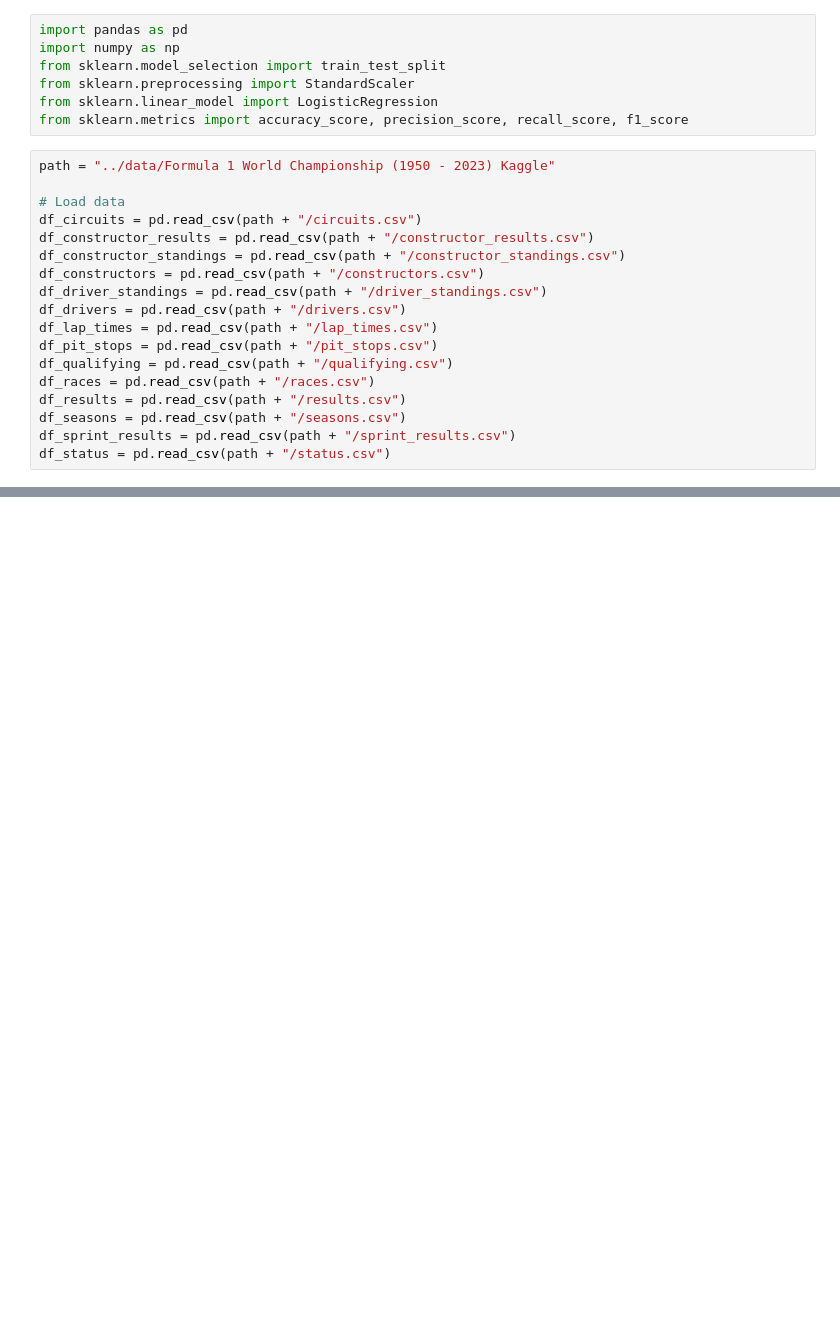
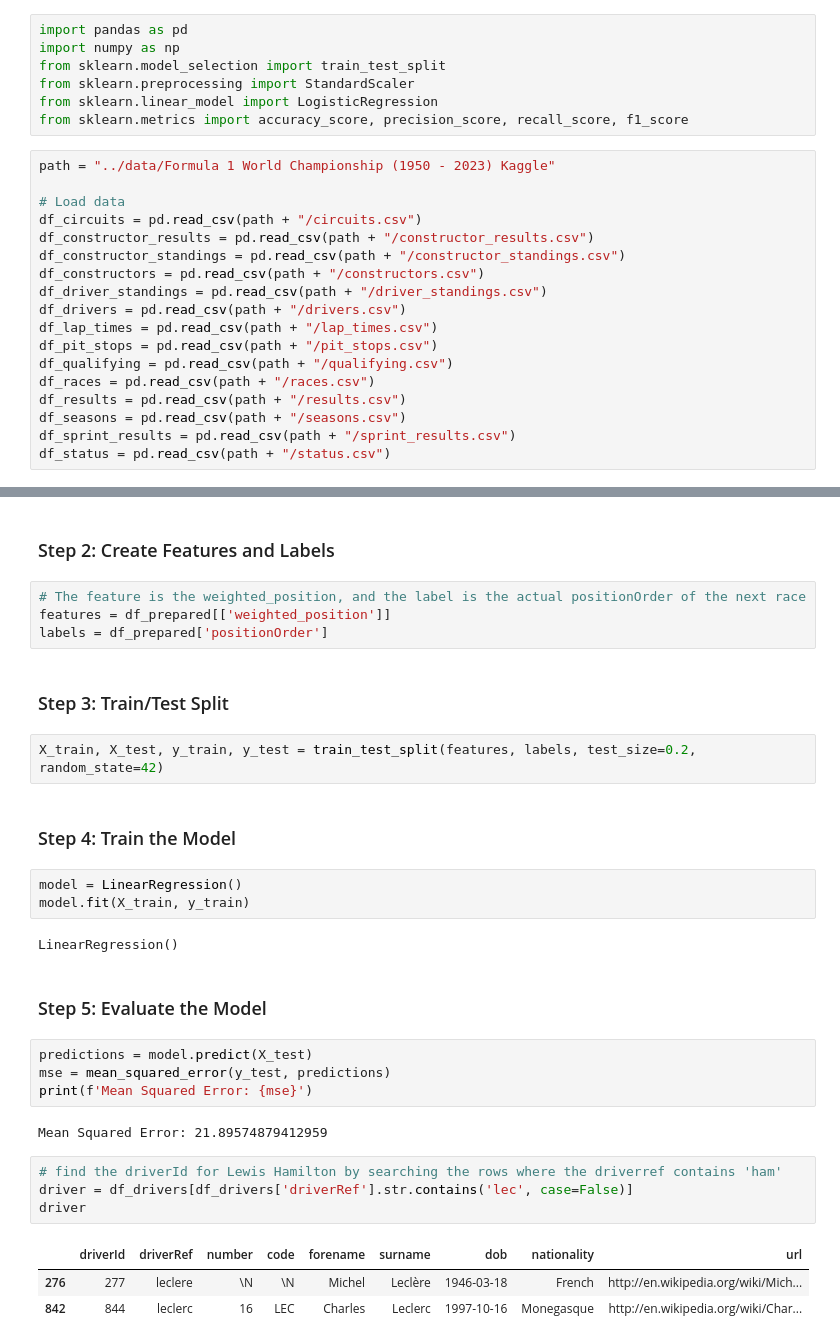
Before and after one commit to TBillaudeau/F1-ML-Prediction, a Jupyter notebook: notebooks/detecting_winner.ipynb, the cells around one changed output, grey strips where cells are left out. Saved outputs shown, nothing was run; the diff lists cells and outputs as text; blank space fills up the shorter version.

```diff
--- a/notebooks/detecting_winner.ipynb
+++ b/notebooks/detecting_winner.ipynb
@@ -25,0 +152,33 @@ df_status = pd.read_csv(path + "/status.csv")
+# %% [markdown]
+### Step 2: Create Features and Labels
+# %%
+# The feature is the weighted_position, and the label is the actual positionOrder of the next race
+features = df_prepared[['weighted_position']]
+labels = df_prepared['positionOrder']
+# %% [markdown]
+### Step 3: Train/Test Split
+# %%
+X_train, X_test, y_train, y_test = train_test_split(features, labels, test_size=0.2, random_state=42)
+# %% [markdown]
+### Step 4: Train the Model
+# %%
+model = LinearRegression()
+model.fit(X_train, y_train)
+# %% [output]
+LinearRegression()
+# %% [markdown]
+### Step 5: Evaluate the Model
+# %%
+predictions = model.predict(X_test)
+mse = mean_squared_error(y_test, predictions)
+print(f'Mean Squared Error: {mse}')
+# %% [output]
+Mean Squared Error: 21.89574879412959
+# %%
+# find the driverId for Lewis Hamilton by searching the rows where the driverref contains 'ham'
+driver = df_drivers[df_drivers['driverRef'].str.contains('lec', case=False)]
+driver
+# %% [output]
+|  | driverId | driverRef | number | code | forename | surname | dob | nationality | url |
+| 276 | 277 | leclere | \N | \N | Michel | Leclère | 1946-03-18 | French | http://en.wikipedia.org/wiki/Mich... |
+| 842 | 844 | leclerc | 16 | LEC | Charles | Leclerc | 1997-10-16 | Monegasque | http://en.wikipedia.org/wiki/Char... |
```
Also changed, not shown: parts of 10 cells of this notebook.
